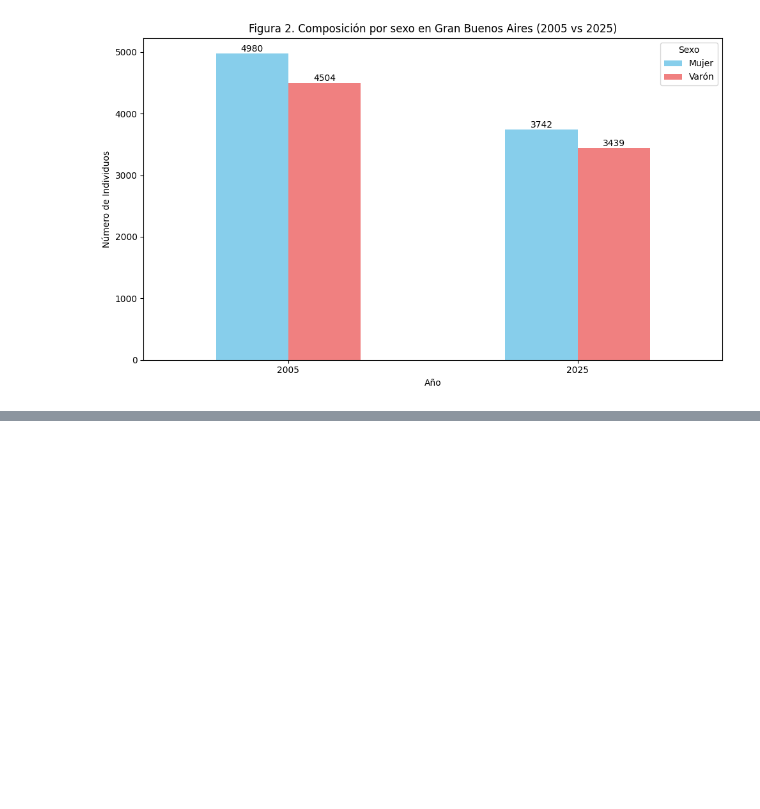
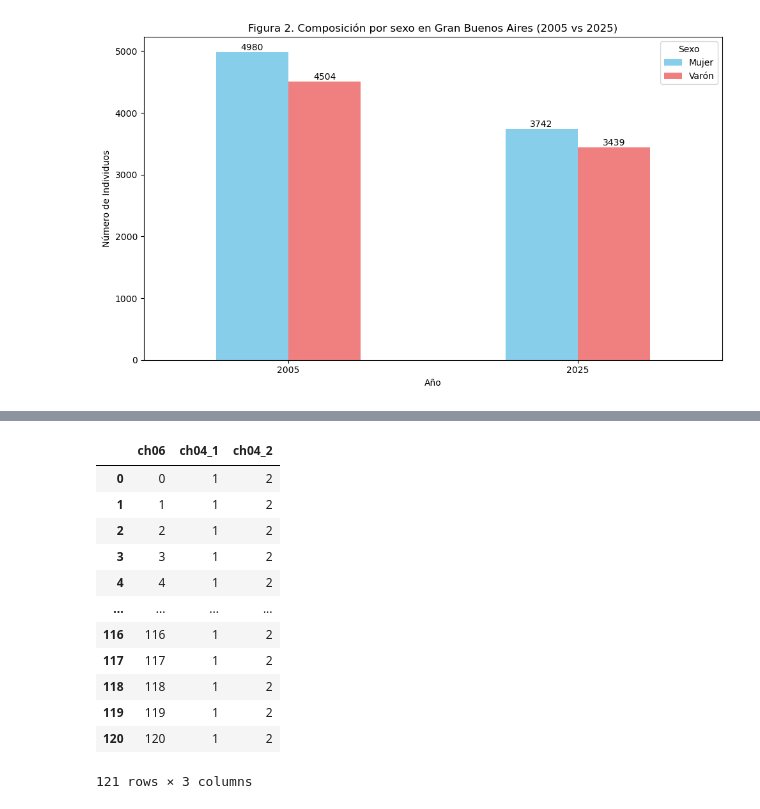
Before and after one commit to davidjjj14082000-png/BigDataUBA-Grupo-1, a Jupyter notebook: TP2/tp_2_pate_1_ej_2_a_b(completado).ipynb, the cells around one changed output, grey strips where cells are left out. Saved outputs shown, nothing was run; the diff lists cells and outputs as text; code cells hidden in the pictures; blank space fills up the shorter version.

```diff
--- a/TP2/tp_2_pate_1_ej_2_a_b(completado).ipynb
+++ b/TP2/tp_2_pate_1_ej_2_a_b(completado).ipynb
@@ -329,0 +428,20 @@ plt.show()
+# %%
+equivalencia = pd.DataFrame({"ch06": range(0, 121)}) # creamos una tabla con todas las edades
+equivalencia['ch04_1'] = 1
+equivalencia['ch04_2'] = 2
+# %%
+equivalencia
+# %% [output]
+|  | ch06 | ch04_1 | ch04_2 |
+| 0 | 0 | 1 | 2 |
+| 1 | 1 | 1 | 2 |
+| 2 | 2 | 1 | 2 |
+| 3 | 3 | 1 | 2 |
+| 4 | 4 | 1 | 2 |
+| ... | ... | ... | ... |
+| 116 | 116 | 1 | 2 |
+| 117 | 117 | 1 | 2 |
+| 118 | 118 | 1 | 2 |
+| 119 | 119 | 1 | 2 |
+| 120 | 120 | 1 | 2 |
+121 rows × 3 columns
```
Also changed, not shown: parts of 9 cells of this notebook.
